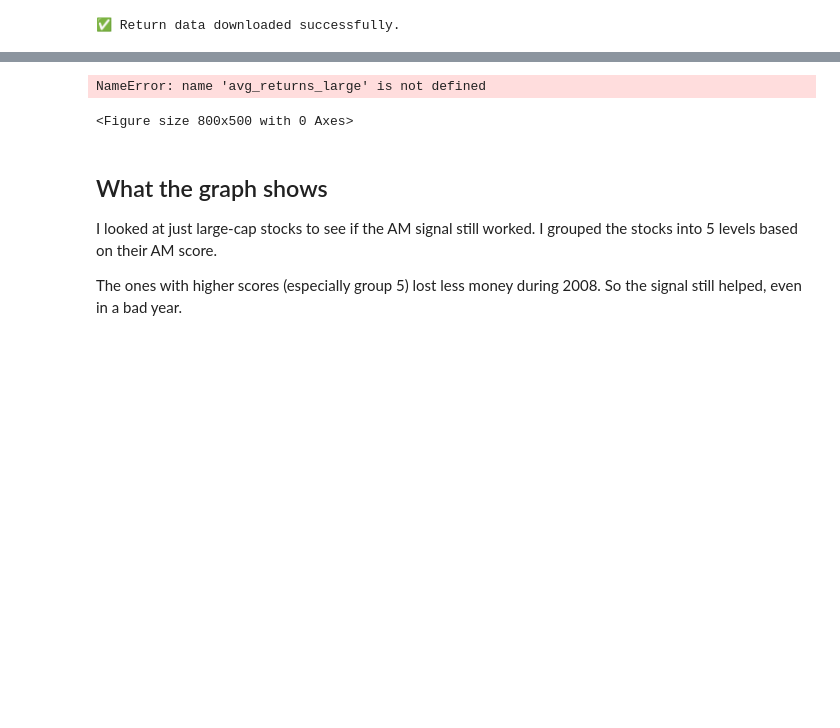
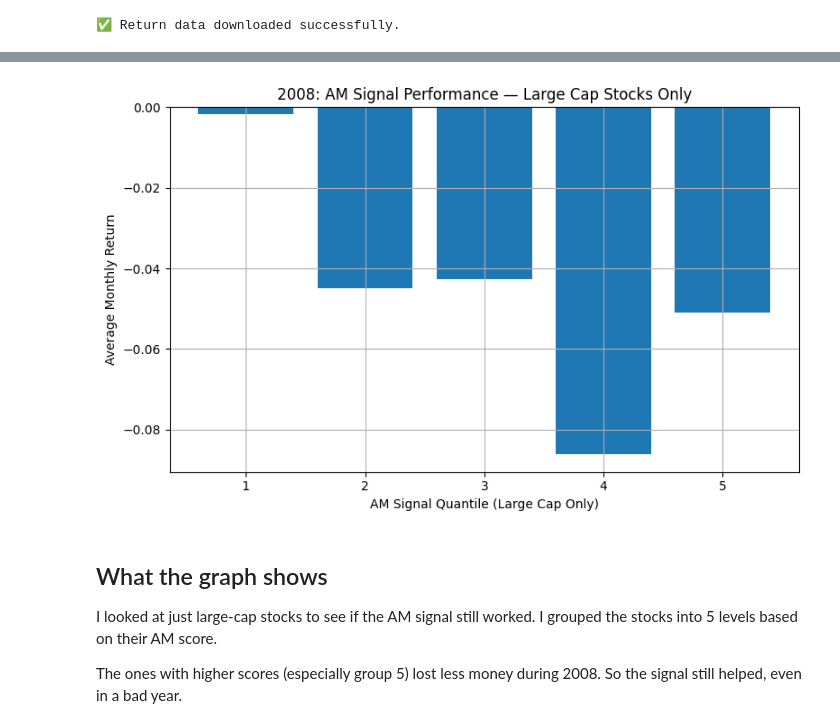
Before and after one commit to Mdevereaux/FinalProjectMiaDevereaux, a Jupyter notebook: FinalProject (1).ipynb, the cells around one changed output, grey strips where cells are left out. Cells and saved outputs as stored; diff of their text form; code cells hidden in the pictures; blank space fills up the shorter version.

```diff
--- a/FinalProject (1).ipynb
+++ b/FinalProject (1).ipynb
@@ -318,20 +331,21 @@ merged_large.dtypes
 # %%
 #'ret' to numeric and drop bad rows
-merged_large['ret'] = pd.to_numeric(merged_large['ret'], errors='coerce')
-merged_large = merged_large.dropna(subset=['ret'])
+merged['ret'] = pd.to_numeric(merged['ret'], errors='coerce')
+merged = merged.dropna(subset=['ret'])
+# %%
+avg_returns_large = merged.groupby('am_quantile')['ret'].mean().reset_index()
 # %%
 plt.figure(figsize=(8, 5))
-plt.bar(avg_returns_large['quantile'], avg_returns_large['ret'])
+plt.bar(avg_returns_large['am_quantile'], avg_returns_large['ret'])
 plt.xlabel("AM Signal Quantile (Large Cap Only)")
 plt.ylabel("Average Monthly Return")
 plt.title("2008: AM Signal Performance — Large Cap Stocks Only")
 plt.xticks([1, 2, 3, 4, 5])
 plt.grid(True)
 plt.tight_layout()
 plt.show()
 # %% [output]
-NameError: name 'avg_returns_large' is not defined
-<Figure size 800x500 with 0 Axes>
+[figure, added]
 # %% [markdown]
 ## What the graph shows
 I looked at just large-cap stocks to see if the AM signal still worked. I grouped the stocks into 5 levels based on their AM score.
```
Also changed, not shown: parts of 3 cells of this notebook.
